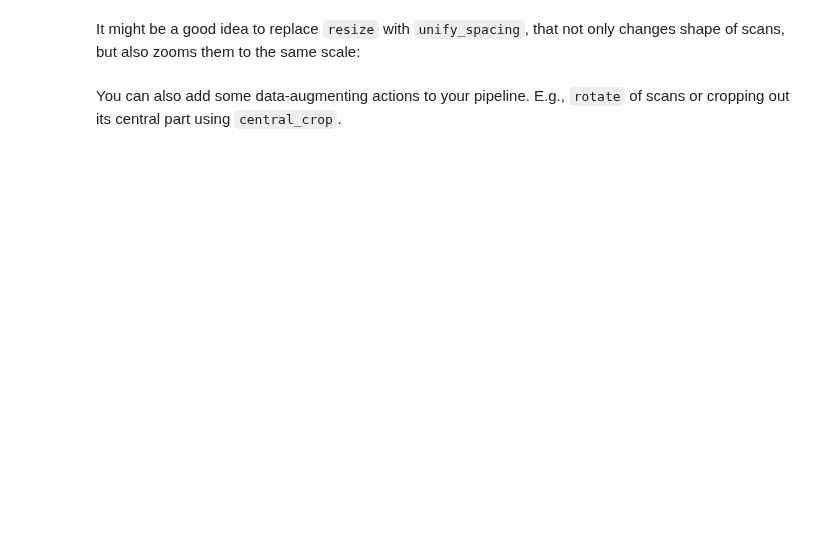
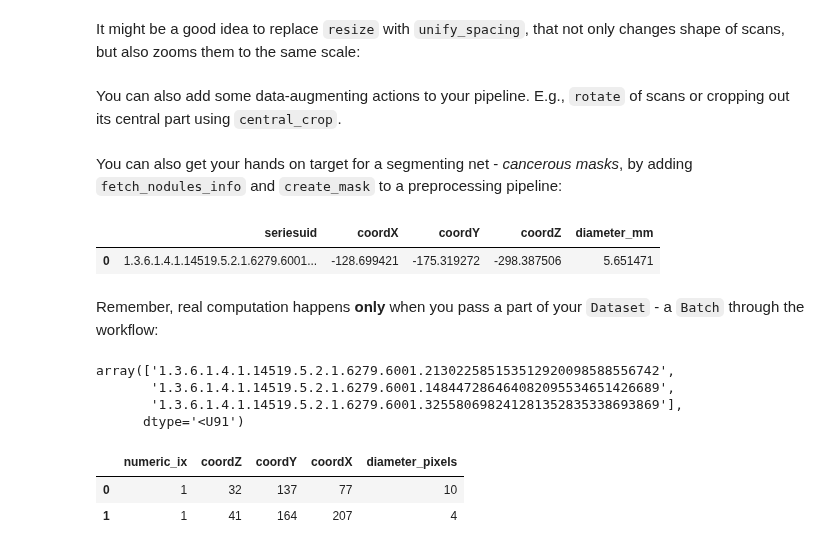
Before and after one commit to analysiscenter/radio, a Jupyter notebook: tutorials/RadIO.III.ipynb, the cells around one changed output. Saved outputs shown, nothing was run; the diff lists cells and outputs as text; code cells hidden in the pictures; blank space fills up the shorter version.

```diff
--- a/tutorials/RadIO.III.ipynb
+++ b/tutorials/RadIO.III.ipynb
@@ -34,0 +40,8 @@ luna_dataset = Dataset(index=luna_index, batch_class=CTImagesMaskedBatch)
+# %% [markdown]
+You can also get your hands on target for a segmenting net - *cancerous masks*, by adding `fetch_nodules_info` and `create_mask` to a preprocessing pipeline:
+# %%
+nodules_df = pd.read_csv('/data/MRT/luna/CSVFILES/annotations.csv')
+nodules_df.head(1)
+# %% [output]
+|  | seriesuid | coordX | coordY | coordZ | diameter_mm |
+| 0 | 1.3.6.1.4.1.14519.5.2.1.6279.6001... | -128.699421 | -175.319272 | -298.387506 | 5.651471 |
@@ -35 +54,3 @@ luna_dataset = Dataset(index=luna_index, batch_class=CTImagesMaskedBatch)
+# %% [markdown]
+Remember, real computation happens **only** when you pass a part of your `Dataset` - a `Batch` through the workflow:
 # %%
@@ -47,0 +58,14 @@ bch2.origin
+# %%
+batch.indices
+# %% [output]
+array(['1.3.6.1.4.1.14519.5.2.1.6279.6001.213022585153512920098588556742',
+       '1.3.6.1.4.1.14519.5.2.1.6279.6001.148447286464082095534651426689',
+       '1.3.6.1.4.1.14519.5.2.1.6279.6001.325580698241281352835338693869'],
+      dtype='<U91')
+# %%
+from utils import get_nodules_pixel_coords
+get_nodules_pixel_coords(batch).head(2)
+# %% [output]
+|  | numeric_ix | coordZ | coordY | coordX | diameter_pixels |
+| 0 | 1 | 32 | 137 | 77 | 10 |
+| 1 | 1 | 41 | 164 | 207 | 4 |
```
Also changed, not shown: parts of 16 cells of this notebook.
